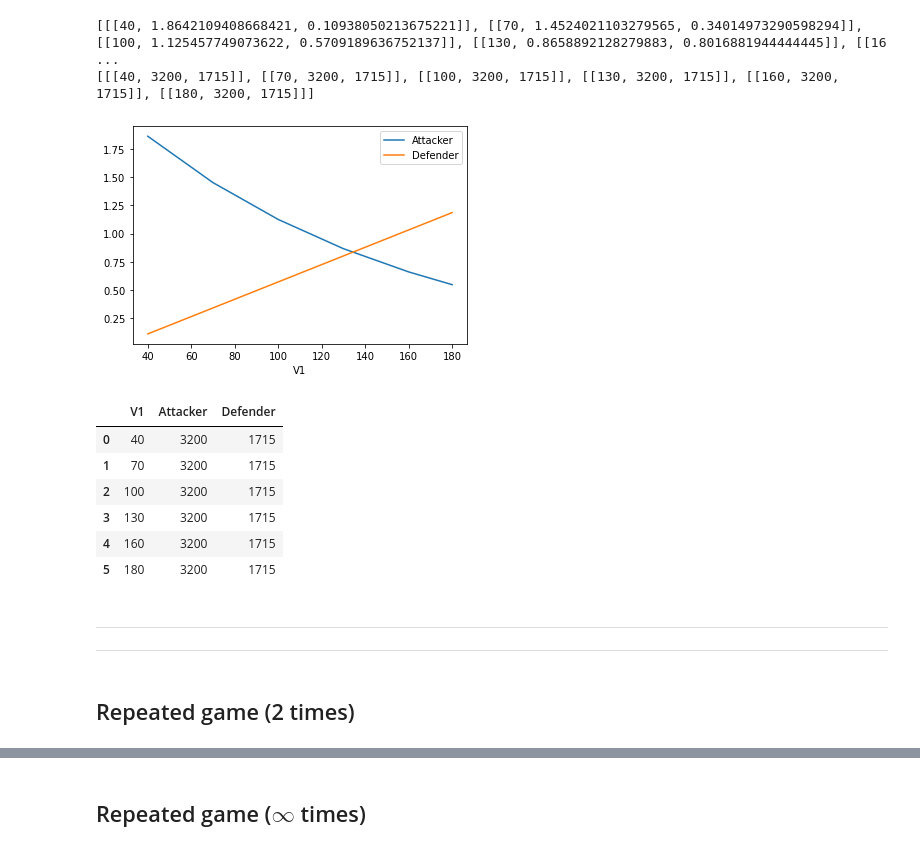
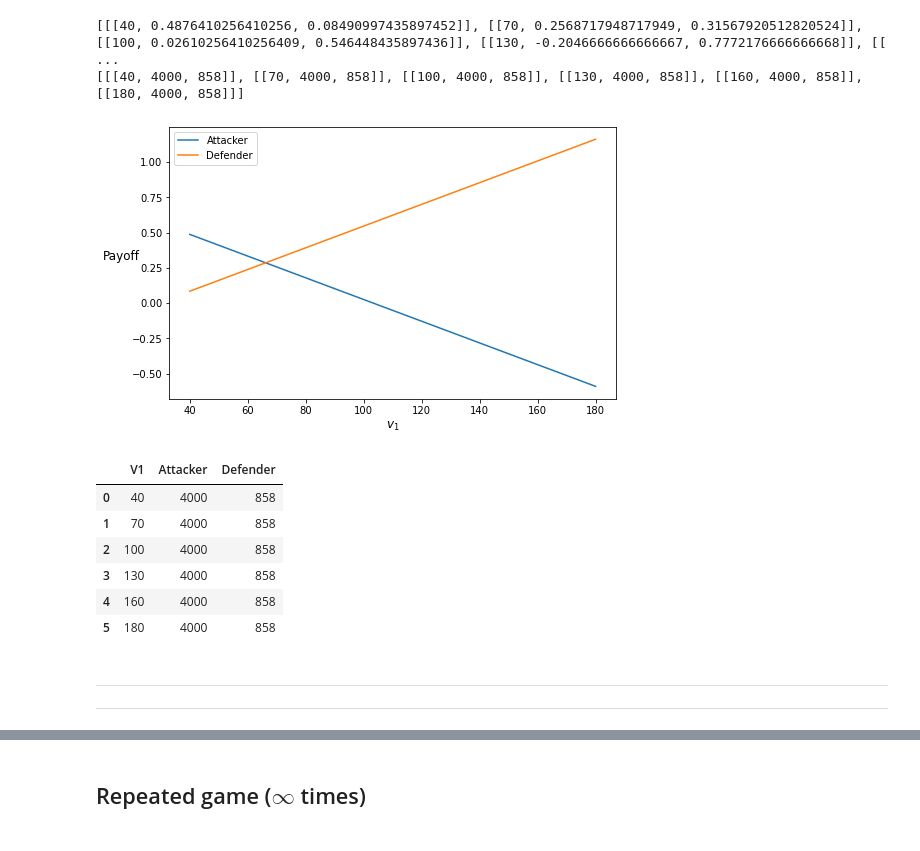
Before and after one commit to MattiaBrocco/VANET-game-theory, a Jupyter notebook: MB_attempt_1.ipynb, the cells around one changed output, grey strips where cells are left out. Cells and saved outputs as stored; diff of their text form; code cells hidden in the pictures.

Commit message:
Finished numerical analysis + images

```diff
--- a/MB_attempt_1.ipynb
+++ b/MB_attempt_1.ipynb
@@ -15,8 +17,8 @@ from joblib import Parallel
 # ASSUMPTIONS
     # [1] Performance Evaluation in Misbehaviour Detection Techniques for DoS Attacks in VANETs
 C = 6000 # [1]
-w = 0.5
-gm = 0.5
+w = 0.1
+gm = 0.2
 v0 = 130 # (*) highway speed in ITALY
 lambda_pois = 3000
 # %%
@@ -27,12 +29,11 @@ def payoff_attack(atk_rate, atk_tau, atk_C, atk_o, atk_g, atk_v0, atk_v1, atk_lb
     else:
         rt = 0
 
-    #const_ = 1/(tau/C)
-
-
-    part1 = (rt/atk_tau) - atk_o - atk_g
-    ### part1 = (atk_tau/atk_C)*(rt/atk_C) - atk_o - atk_g
-    delta_v = np.exp(((atk_v0 - atk_v1) / atk_v0)) - 1
+    ###part1 = (rt/atk_tau) - atk_o - atk_g
+    part1 = np.multiply(np.divide(atk_tau, atk_C),
+                        np.divide(rt, atk_C)) - atk_o - atk_g
+    ###delta_v = np.exp(((atk_v0 - atk_v1) / atk_v0)) - 1
+    delta_v = (atk_v0 - atk_v1) / atk_v0
 
     return (part1 + delta_v)#.astype(np.float32)
 
@@ -46,15 +47,8 @@ def payoff_defense(def_rate, def_tau, def_C, def_v0, def_v1, def_lbd):
         rt = 0
 
     delta_v = ((def_v0 - def_v1) / def_v0)
-    part1 = 1 - ((def_tau/def_C)*(rt/def_C))
-    part2 = ((def_tau/def_C) - (1/2))**2 # performance of VANET
-
-    # Scaling
-    #minimum = max(part1, delta_v)
-    #maximum = min(part1, delta_v)
-
-    #part1 = (part1 - minimum)/(maximum - minimum)
-    #delta_v = (delta_v - minimum)/(maximum - minimum)
+    part1 = 1 - np.multiply(np.divide(def_tau, def_C), np.divide(rt, def_C))
+    part2 = np.power(np.divide(def_tau, def_C) - (1/2), 2) # performance of VANET
 
     return part1 - part2 - delta_v#.astype(np.float32) # a-b-c
 
@@ -188,11 +163,12 @@ n_cores = min(multiprocessing.cpu_count(), 8) # don't use more than 8 cores
 
 simul = Parallel(n_jobs = n_cores)(delayed(lambda v:
                                            Simulation(sim_C = C, sim_omega = w, sim_gamma = gm, sim_v0 = v0,
-                                                      sim_rate_list = np.linspace(lambda_pois - 200, # 100
-                                                                              lambda_pois + 200, # 100
-                                                                              num = 8, dtype = np.int32),
+                                                      sim_rate_list = np.linspace(2000, 4000,
+                                                                                  #lambda_pois - 200,
+                                                                                  #lambda_pois + 200,
+                                                                                  num = 8, dtype = np.int32),
                                                       sim_tau_list = np.linspace(1, 6000, num = 8, # 1000, 4000
-                                                                             dtype = np.int32),
+                                                                                 dtype = np.int32),
                                                       sim_v1_list = [v], sim_poiss_mu = 50))(v)
                                            for v in [40, 70, 100, 130, 160, 180])
 
@@ -202,27 +178,30 @@ o_str = [simul[i][1] for i in range(len(simul))]
 print(o_pfs)
 print(o_str)
 # %% [output]
-[[[40, 1.8642109408668421, 0.10938050213675221]], [[70, 1.4524021103279565, 0.34014973290598294]], [[100, 1.125457749073622, 0.5709189636752137]], [[130, 0.8658892128279883, 0.8016881944444445]], [[16 ...
-[[[40, 3200, 1715]], [[70, 3200, 1715]], [[100, 3200, 1715]], [[130, 3200, 1715]], [[160, 3200, 1715]], [[180, 3200, 1715]]]
+[[[40, 0.4876410256410256, 0.08490997435897452]], [[70, 0.2568717948717949, 0.31567920512820524]], [[100, 0.02610256410256409, 0.546448435897436]], [[130, -0.2046666666666667, 0.7772176666666668]], [[ ...
+[[[40, 4000, 858]], [[70, 4000, 858]], [[100, 4000, 858]], [[130, 4000, 858]], [[160, 4000, 858]], [[180, 4000, 858]]]
 # %%
 pd.DataFrame(np.vstack([np.array(c) for c in o_pfs]),
-             columns = ["V1", "Attacker", "Defender"]).set_index("V1").plot()
+             columns = ["V1", "Attacker", "Defender"]).set_index("V1").plot(figsize = (8, 5))
+
+plt.ylabel("Payoff", rotation = 0, labelpad = 10, fontsize = 12)
+plt.xlabel("$v_1$", fontsize = 12)
+
 plt.show()
+#plt.savefig("./images/NE_payoff_speed.png", dpi = 300)
 # %% [output]
-[figure, old version]
+[figure, new version]
 # %%
 pd.DataFrame(np.vstack([np.array(c) for c in o_str]),
              columns = ["V1", "Attacker", "Defender"])
 # %% [output]
 |  | V1 | Attacker | Defender |
-| 0 | 40 | 3200 | 1715 |
-| 1 | 70 | 3200 | 1715 |
-| 2 | 100 | 3200 | 1715 |
-| 3 | 130 | 3200 | 1715 |
-| 4 | 160 | 3200 | 1715 |
-| 5 | 180 | 3200 | 1715 |
+| 0 | 40 | 4000 | 858 |
+| 1 | 70 | 4000 | 858 |
+| 2 | 100 | 4000 | 858 |
+| 3 | 130 | 4000 | 858 |
+| 4 | 160 | 4000 | 858 |
+| 5 | 180 | 4000 | 858 |
 # %% [markdown]
 ---
 ---
-# %% [markdown]
-## Repeated game (2 times)
```
Also changed, not shown: parts of 23 cells of this notebook, 4 other files.
